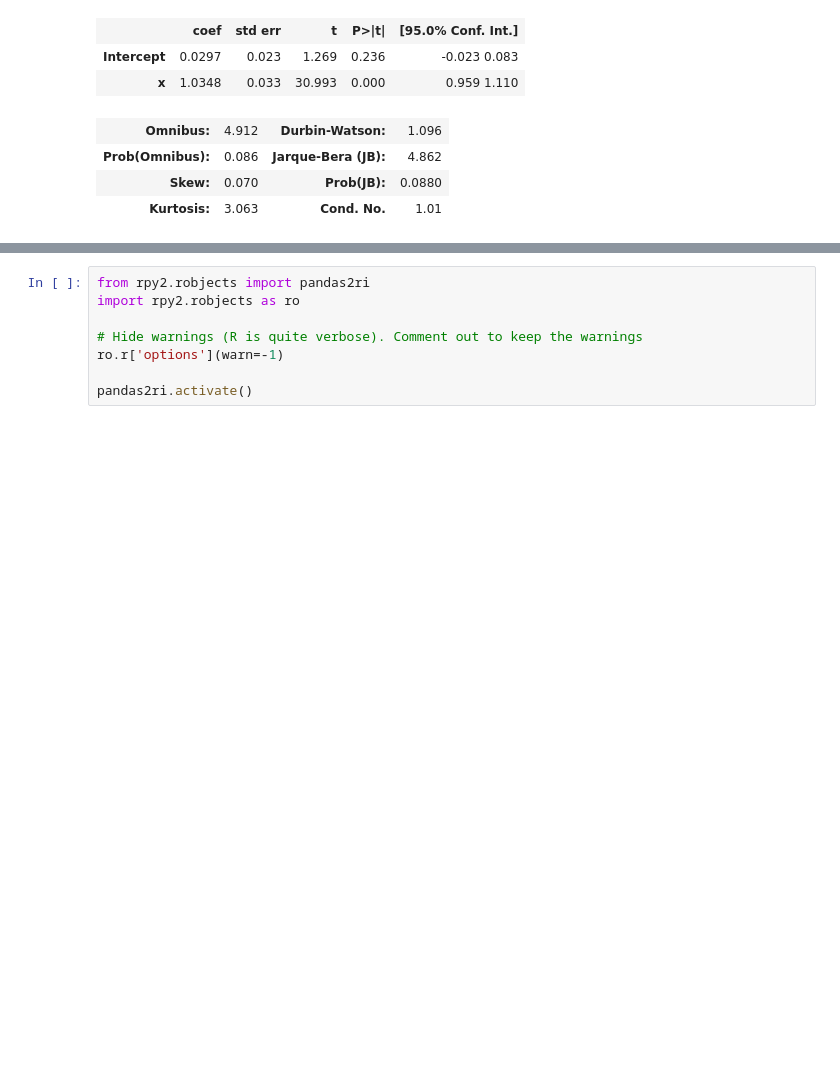
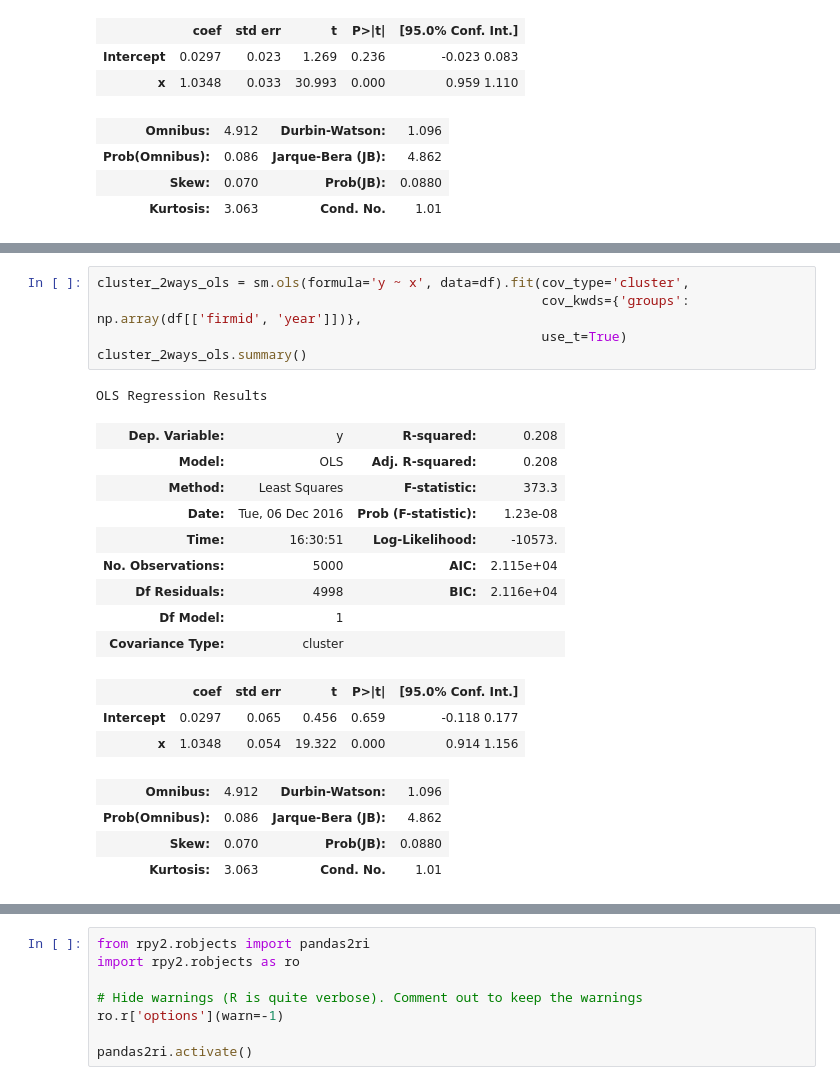
Before and after one commit to vgreg/python-se, a Jupyter notebook: Standard errors in Python.ipynb, the cells around one changed output, grey strips where cells are left out. Saved outputs shown, nothing was run; the diff lists cells and outputs as text; blank space fills up the shorter version.

Commit message:
2-way clustering
Added a native Python example for two-way clustering.

```diff
--- a/Standard errors in Python.ipynb
+++ b/Standard errors in Python.ipynb
@@ -151 +157,24 @@ OLS Regression Results
+# %%
+cluster_2ways_ols = sm.ols(formula='y ~ x', data=df).fit(cov_type='cluster',
+                                                         cov_kwds={'groups': np.array(df[['firmid', 'year']])},
+                                                         use_t=True)
+cluster_2ways_ols.summary()
+# %% [output]
+OLS Regression Results
+| Dep. Variable: | y | R-squared: | 0.208 |
+| Model: | OLS | Adj. R-squared: | 0.208 |
+| Method: | Least Squares | F-statistic: | 373.3 |
+| Date: | Tue, 06 Dec 2016 | Prob (F-statistic): | 1.23e-08 |
+| Time: | 16:30:51 | Log-Likelihood: | -10573. |
+| No. Observations: | 5000 | AIC: | 2.115e+04 |
+| Df Residuals: | 4998 | BIC: | 2.116e+04 |
+| Df Model: | 1 |  |  |
+| Covariance Type: | cluster |  |  |
+|  | coef | std err | t | P>|t| | [95.0% Conf. Int.] |
+| Intercept | 0.0297 | 0.065 | 0.456 | 0.659 | -0.118 0.177 |
+| x | 1.0348 | 0.054 | 19.322 | 0.000 | 0.914 1.156 |
+| Omnibus: | 4.912 | Durbin-Watson: | 1.096 |
+| Prob(Omnibus): | 0.086 | Jarque-Bera (JB): | 4.862 |
+| Skew: | 0.070 | Prob(JB): | 0.0880 |
+| Kurtosis: | 3.063 | Cond. No. | 1.01 |
 # %% [markdown]
```
Also changed, not shown: parts of 4 cells of this notebook.
